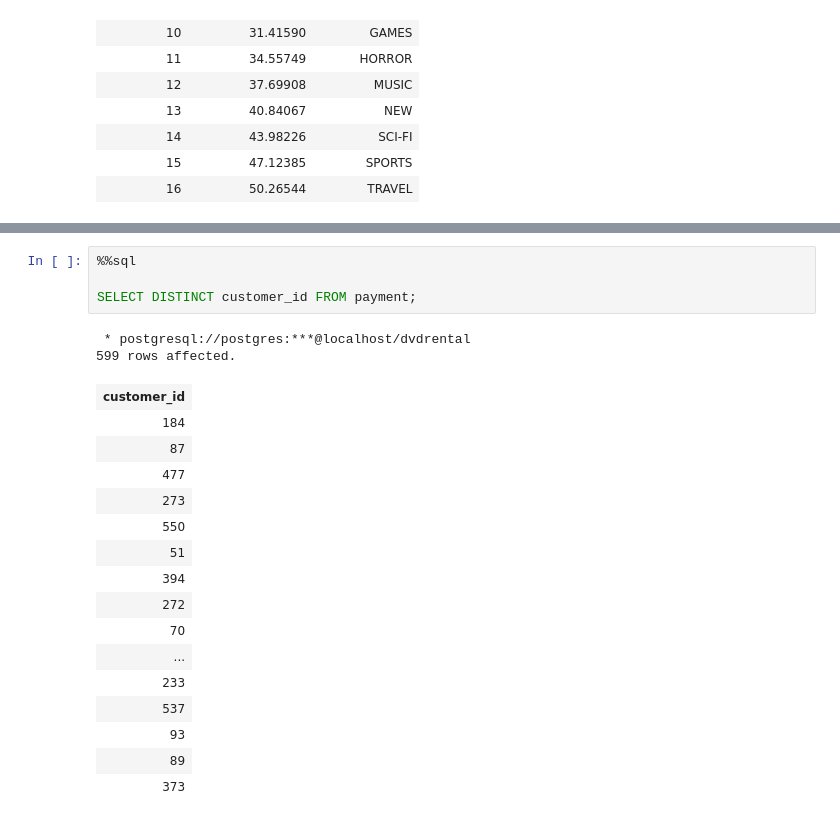
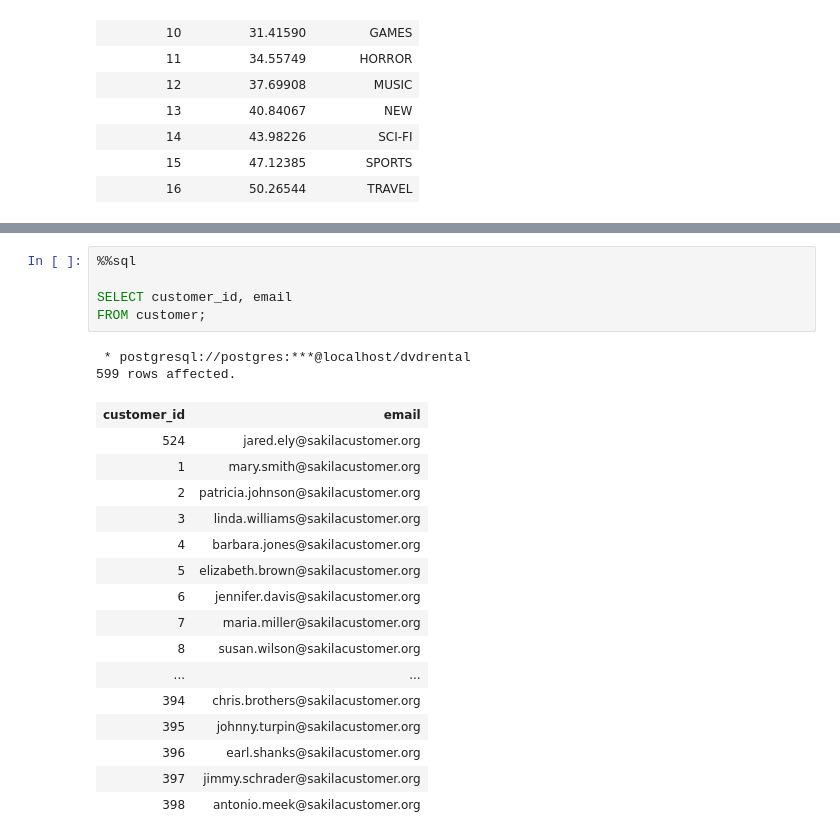
Before and after one commit to colintwh/sql-basics, a Jupyter notebook: QueryData.ipynb, the cells around one changed output, grey strips where cells are left out. Cells and saved outputs as stored; diff of their text form.

```diff
--- a/QueryData.ipynb
+++ b/QueryData.ipynb
@@ -215,23 +550,24 @@ As some customers have more than one payment transaction, you will see the same
 # %%
 %%sql
 
-SELECT DISTINCT customer_id FROM payment;
+SELECT customer_id, email
+FROM customer;
 # %% [output]
  * postgresql://postgres:***@localhost/dvdrental
 599 rows affected.
-| customer_id |
-| 184 |
-| 87 |
-| 477 |
-| 273 |
-| 550 |
-| 51 |
-| 394 |
-| 272 |
-| 70 |
-| ... |
-| 233 |
-| 537 |
-| 93 |
-| 89 |
-| 373 |
+| customer_id | email |
+| 524 | jared.ely@sakilacustomer.org |
+| 1 | mary.smith@sakilacustomer.org |
+| 2 | patricia.johnson@sakilacustomer.org |
+| 3 | linda.williams@sakilacustomer.org |
+| 4 | barbara.jones@sakilacustomer.org |
+| 5 | elizabeth.brown@sakilacustomer.org |
+| 6 | jennifer.davis@sakilacustomer.org |
+| 7 | maria.miller@sakilacustomer.org |
+| 8 | susan.wilson@sakilacustomer.org |
+| ... | ... |
+| 394 | chris.brothers@sakilacustomer.org |
+| 395 | johnny.turpin@sakilacustomer.org |
+| 396 | earl.shanks@sakilacustomer.org |
+| 397 | jimmy.schrader@sakilacustomer.org |
+| 398 | antonio.meek@sakilacustomer.org |
```
Also changed, not shown: parts of 36 cells of this notebook, 1 other file.
